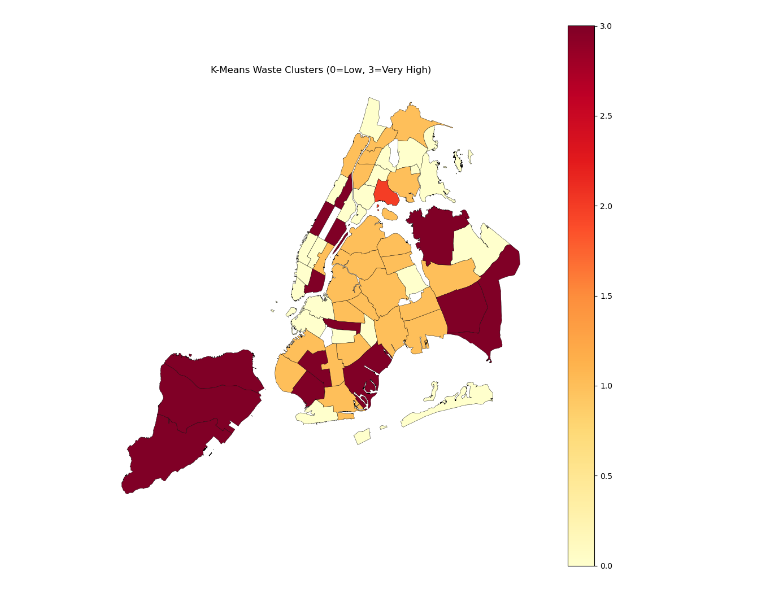
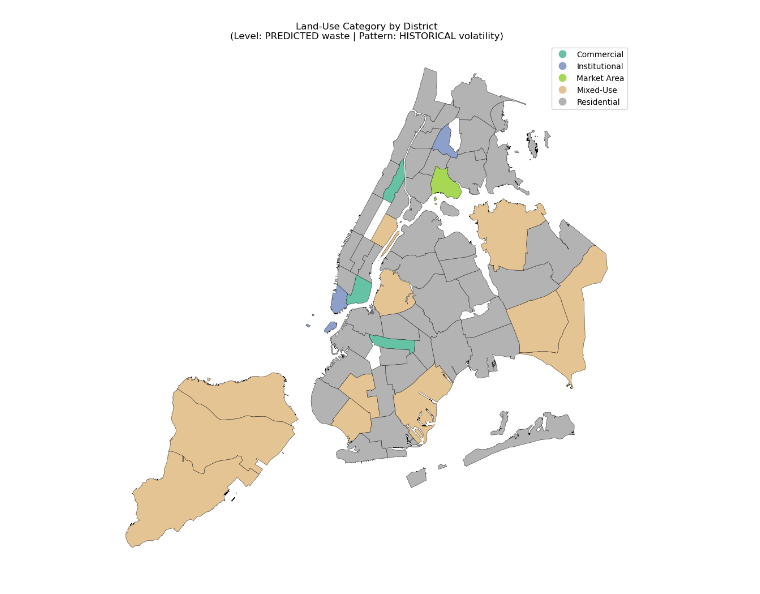
Before and after one commit to Saayan117-19/Waste-Management-Grid, a Jupyter notebook: notebooks/04_clustering_and_hotspots.ipynb, the cells around one changed output. Saved outputs shown, nothing was run; the diff lists cells and outputs as text; code cells hidden in the pictures.

```diff
--- a/notebooks/04_clustering_and_hotspots.ipynb
+++ b/notebooks/04_clustering_and_hotspots.ipynb
@@ -41,5 +77,5 @@ district_summary.head()
 # %%
-cluster_features = ["avg_waste", "total_waste", "std_waste", "cv_waste"]
+cluster_features = ["predicted_tons", "hist_cv"]  # PREDICTED level + HISTORICAL volatility
 
 scaler = StandardScaler()
 X_scaled = scaler.fit_transform(district_summary[cluster_features])
@@ -99,0 +152,18 @@ district_summary.groupby("kmeans_cluster")[["avg_waste", "total_waste", "cv_wast
+# %%
+# Separate clustering using HISTORICAL averages only, for side-by-side comparison
+hist_features = ["hist_avg", "hist_cv"]
+X_hist_scaled = StandardScaler().fit_transform(district_summary[hist_features])
+
+kmeans_hist = KMeans(n_clusters=3, random_state=42, n_init=10)
+district_summary["kmeans_cluster_HISTORICAL"] = kmeans_hist.fit_predict(X_hist_scaled)
+
+order_hist = (
+    district_summary.groupby("kmeans_cluster_HISTORICAL")["hist_avg"]
+    .mean().sort_values().index
+)
+remap_hist = {old: new for new, old in enumerate(order_hist)}
+district_summary["kmeans_cluster_HISTORICAL"] = district_summary["kmeans_cluster_HISTORICAL"].map(remap_hist)
+district_summary["cluster_label_HISTORICAL"] = district_summary["kmeans_cluster_HISTORICAL"].map(cluster_labels)
+
+print("Separate clustering using HISTORICAL averages only, for comparison against PREDICTED-based clusters")
+district_summary.groupby("cluster_label_HISTORICAL")[["hist_avg", "hist_cv"]].agg(["mean", "count"])
@@ -139,0 +243,16 @@ eps=1.5: 1 clusters, 2 outliers
+# %%
+def assign_landuse(row):
+    level = row["cluster_label"]       # based on PREDICTED next-month waste
+    cv = row["hist_cv"]                # based on HISTORICAL volatility
+
+    if level == "Low Waste":
+        return "Residential" if cv < 0.20 else "Institutional"
+    elif level == "Medium Waste":
+        return "Mixed-Use" if cv < 0.20 else "Commercial"
+    else:
+        return "Industrial" if cv < 0.20 else "Market Area"
+
+district_summary["land_use_category"] = district_summary.apply(assign_landuse, axis=1)
+
+print("Land-use category = PREDICTED waste level (tier) + HISTORICAL volatility (stability pattern)")
+district_summary["land_use_category"].value_counts()
@@ -140,12 +328,12 @@ eps=1.5: 1 clusters, 2 outliers
 # %%
-merged = districts_gdf.merge(district_summary, on="BoroCd")
+merged_landuse = districts_gdf.merge(district_summary, on="BoroCd")
 
 fig, ax = plt.subplots(figsize=(10, 10))
-merged.plot(column="kmeans_cluster", cmap="YlOrRd", legend=True, ax=ax, edgecolor="black", linewidth=0.3)
-ax.set_title("K-Means Waste Clusters (0=Low, 3=Very High)")
+merged_landuse.plot(column="land_use_category", categorical=True, legend=True, ax=ax, edgecolor="black", linewidth=0.3, cmap="Set2")
+ax.set_title("Land-Use Category by District\n(Level: PREDICTED waste | Pattern: HISTORICAL volatility)")
 ax.axis("off")
 plt.tight_layout()
-plt.savefig(PROCESSED / "kmeans_cluster_map.png", dpi=150)
+plt.savefig(PROCESSED / "landuse_category_map.png", dpi=150)
 plt.show()
 # %% [output]
-[figure, old version]
+[figure, new version]
```
Also changed, not shown: parts of 21 cells of this notebook, 22 other files.
